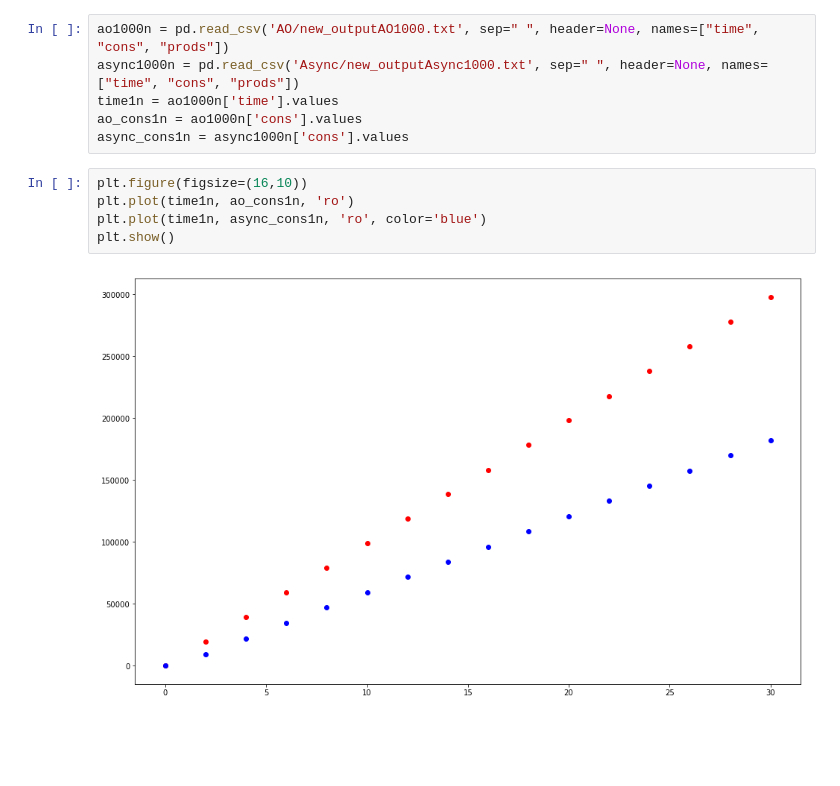
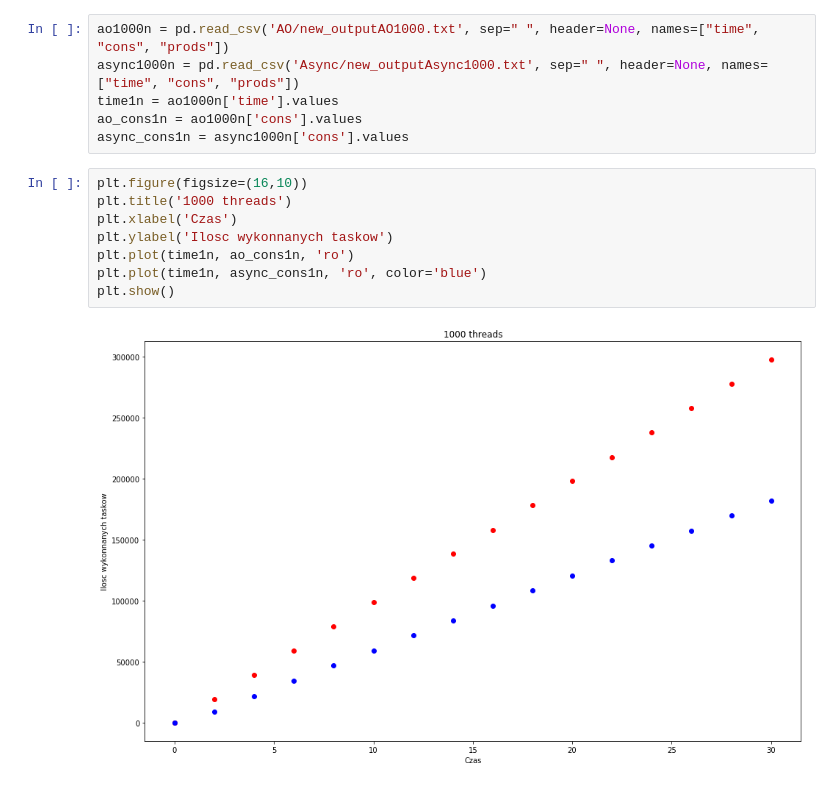
Before and after one commit to mwoss/ConcurrencyJavaTasks, a Jupyter notebook: data/AO vs Async.ipynb, the cells around one changed output. Cells and saved outputs as stored; diff of their text form; blank space fills up the shorter version.

```diff
--- a/data/AO vs Async.ipynb
+++ b/data/AO vs Async.ipynb
@@ -36,8 +42,11 @@ ao_cons1n = ao1000n['cons'].values
 async_cons1n = async1000n['cons'].values
 # %%
 plt.figure(figsize=(16,10))
+plt.title('1000 threads')
+plt.xlabel('Czas')
+plt.ylabel('Ilosc wykonnanych taskow')
 plt.plot(time1n, ao_cons1n, 'ro')
 plt.plot(time1n, async_cons1n, 'ro', color='blue')
 plt.show()
 # %% [output]
-[figure, old version]
+[figure, new version]
```
Also changed, not shown: parts of 5 cells of this notebook, 6 other files.
